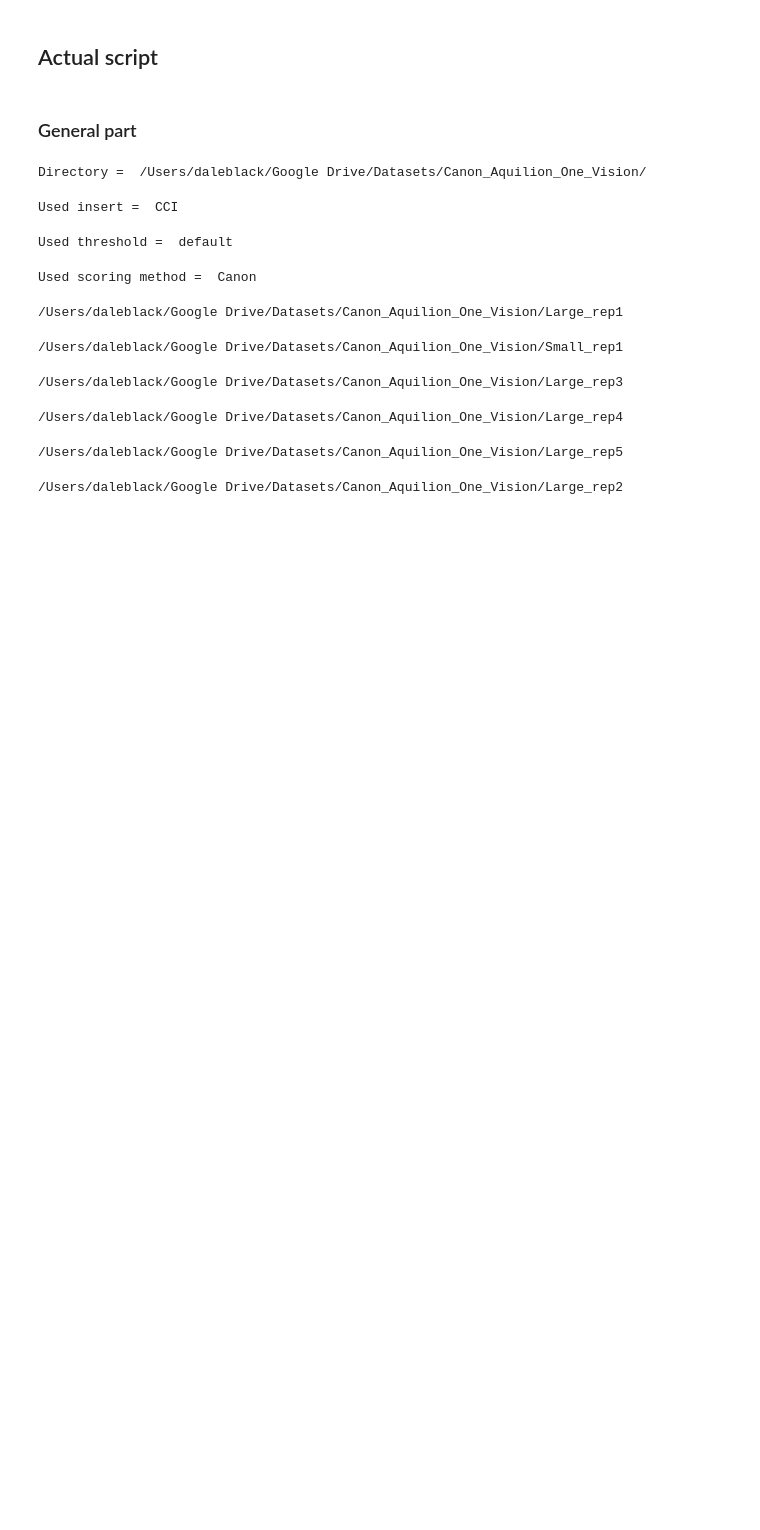
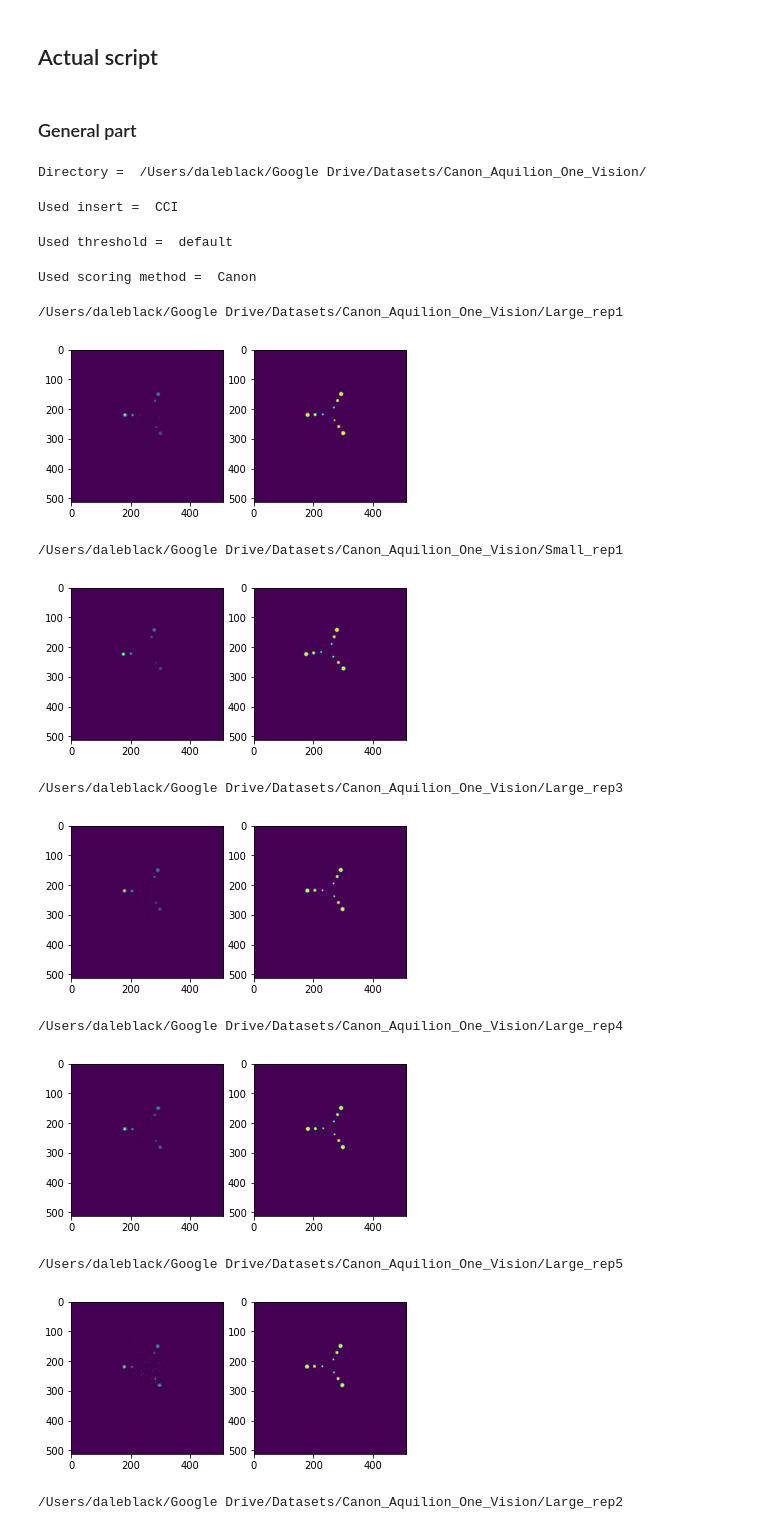
Before and after one commit to MolloiLab/CAC-stanford-data, a Jupyter notebook: python/FQM_Analysis_main.ipynb, the cells around one changed output. Drawn from its saved outputs; the diff is of its cells as text; code cells hidden in the pictures; blank space fills up the shorter version.

```diff
--- a/python/FQM_Analysis_main.ipynb
+++ b/python/FQM_Analysis_main.ipynb
@@ -2781,7 +2781,7 @@ for idx in tqdm(range(len(dcm_path_list))):
             # actual calcium scoring for CCI phantom
             calc_size_density_VS_AS_MS, center, mass_cal_factor,\
                 calc_mean_dict, angle_0_200HA, water_rod, SNR_dict, CCI_mask_BAS =\
-                            CCI_scoring(print_plot = False)
+                            CCI_scoring(print_plot = True)
 
             # calculate image quality information
             quality_output = calcium_quality()
@@ -2812,35 +2812,40 @@ for idx in tqdm(range(len(dcm_path_list))):
 
             # decrease insert size further to 80 mm; recalculate interpolated matrix
             dcm_array, mask = arteries_masked()
             if (Volume_score_calc and (header.Manufacturer == 'SIEMENS' or header.Manufacturer == 'Literature')):
                 int_header, int_dcm_array = dcm_interpolation(dcm_array)
 
             # create calcium image and get index of both calcifications
             calcium_image, calc1, calc2 = Arteries_calcium_image()
 
             # calculate CCS for artery
             mass_cal_factor = 0.001
             scores_calc1, num_vox_1, mask_scoring = arteries_scoring(calc1)
             scores_calc2, num_vox_2, _ = arteries_scoring(calc2)
 
             quality_output = calcium_quality()
             quality_output['num_vox_calc1'] = num_vox_1
             quality_output['num_vox_calc2'] = num_vox_2
 
             row_used, row_NPS, row_IQ = write_Arteries_to_excel(row_used, row_NPS, row_IQ)
 
 
     except:
         not_used_sheet.write(row_not_used, 0, dcm_name)
         not_used_dir.append(dcm_name)
         #print(dcm_name)
         row_not_used += 1
 
 wb.close()
 # %% [output]
 /Users/daleblack/Google Drive/Datasets/Canon_Aquilion_One_Vision/Large_rep1
+[figure, added]
 /Users/daleblack/Google Drive/Datasets/Canon_Aquilion_One_Vision/Small_rep1
+[figure, added]
 /Users/daleblack/Google Drive/Datasets/Canon_Aquilion_One_Vision/Large_rep3
+[figure, added]
 /Users/daleblack/Google Drive/Datasets/Canon_Aquilion_One_Vision/Large_rep4
+[figure, added]
 /Users/daleblack/Google Drive/Datasets/Canon_Aquilion_One_Vision/Large_rep5
+[figure, added]
 /Users/daleblack/Google Drive/Datasets/Canon_Aquilion_One_Vision/Large_rep2
```
Also changed, not shown: parts of 1 cell of this notebook.
